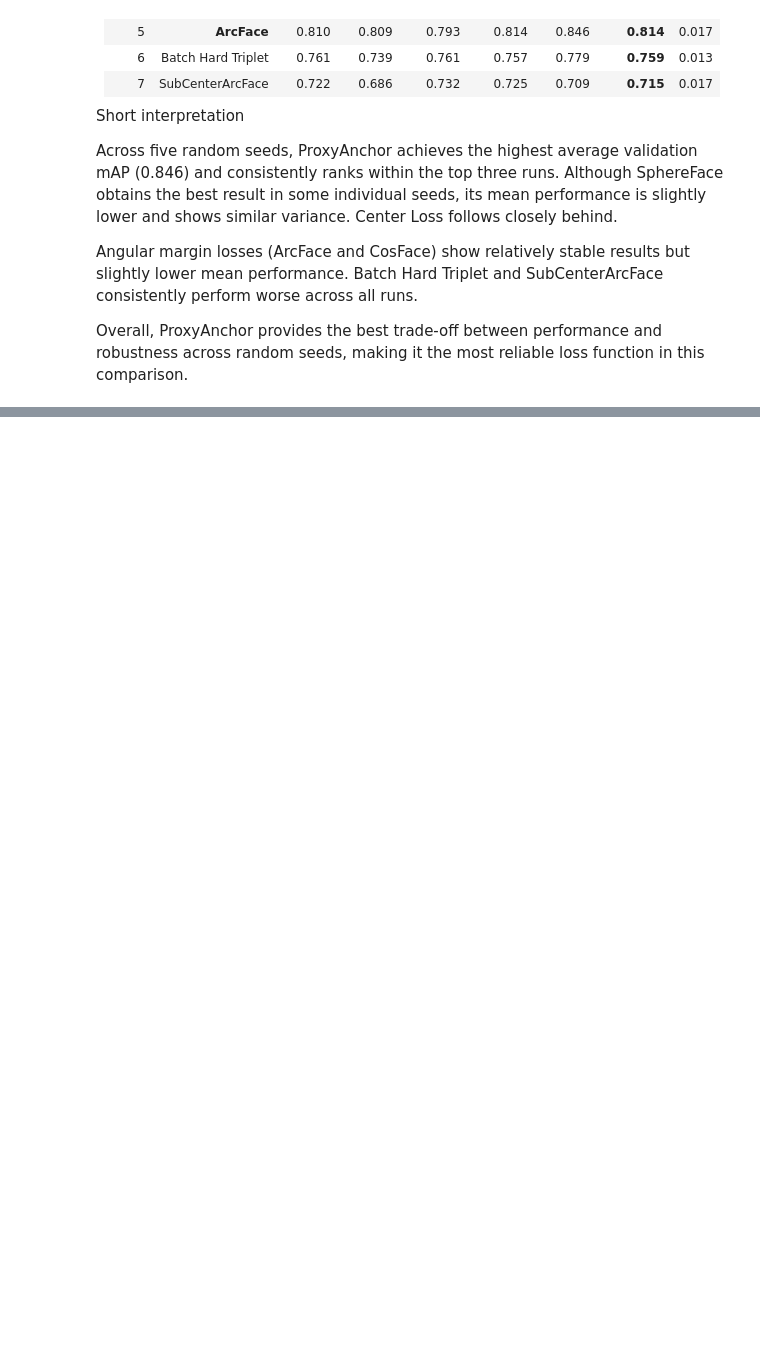
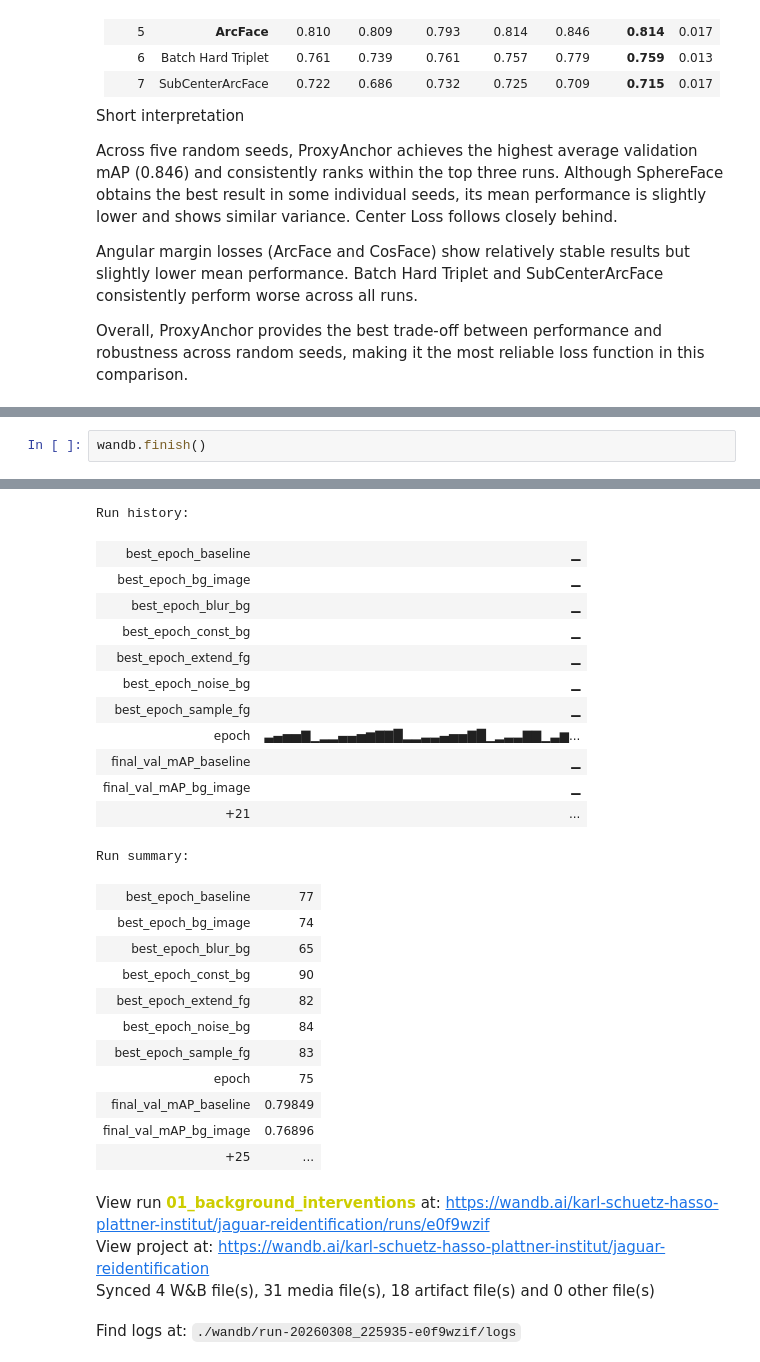
Before and after one commit to CarloColumbo/Kaggle-Competition-Jaguar-Re-identification, a Jupyter notebook: notebooks/03_loss.ipynb, the cells around one changed output, grey strips where cells are left out. Cells and saved outputs as stored; diff of their text form; blank space fills up the shorter version.

```diff
--- a/notebooks/03_loss.ipynb
+++ b/notebooks/03_loss.ipynb
@@ -1989,0 +2202,3 @@ Overall, ProxyAnchor provides the best trade-off between performance and robustn
+# %%
+wandb.finish()
+# %% [output]
@@ -1989,0 +2206,28 @@ Overall, ProxyAnchor provides the best trade-off between performance and robustn
+Run history:
+| best_epoch_baseline | ▁ |
+| best_epoch_bg_image | ▁ |
+| best_epoch_blur_bg | ▁ |
+| best_epoch_const_bg | ▁ |
+| best_epoch_extend_fg | ▁ |
+| best_epoch_noise_bg | ▁ |
+| best_epoch_sample_fg | ▁ |
+| epoch | ▃▄▅▅▇▁▂▂▄▄▅▆▇▇█▂▂▃▃▄▅▅▇█▁▂▃▃▇▇▁▃▆... |
+| final_val_mAP_baseline | ▁ |
+| final_val_mAP_bg_image | ▁ |
+| +21 | ... |
+Run summary:
+| best_epoch_baseline | 77 |
+| best_epoch_bg_image | 74 |
+| best_epoch_blur_bg | 65 |
+| best_epoch_const_bg | 90 |
+| best_epoch_extend_fg | 82 |
+| best_epoch_noise_bg | 84 |
+| best_epoch_sample_fg | 83 |
+| epoch | 75 |
+| final_val_mAP_baseline | 0.79849 |
+| final_val_mAP_bg_image | 0.76896 |
+| +25 | ... |
+View run 01_background_interventions at: https://wandb.ai/karl-schuetz-hasso-plattner-institut/jaguar-reidentification/runs/e0f9wzif
+View project at: https://wandb.ai/karl-schuetz-hasso-plattner-institut/jaguar-reidentification
+Synced 4 W&B file(s), 31 media file(s), 18 artifact file(s) and 0 other file(s)
+Find logs at: ./wandb/run-20260308_225935-e0f9wzif/logs
```
Also changed, not shown: parts of 15 cells of this notebook, 1 other file.
